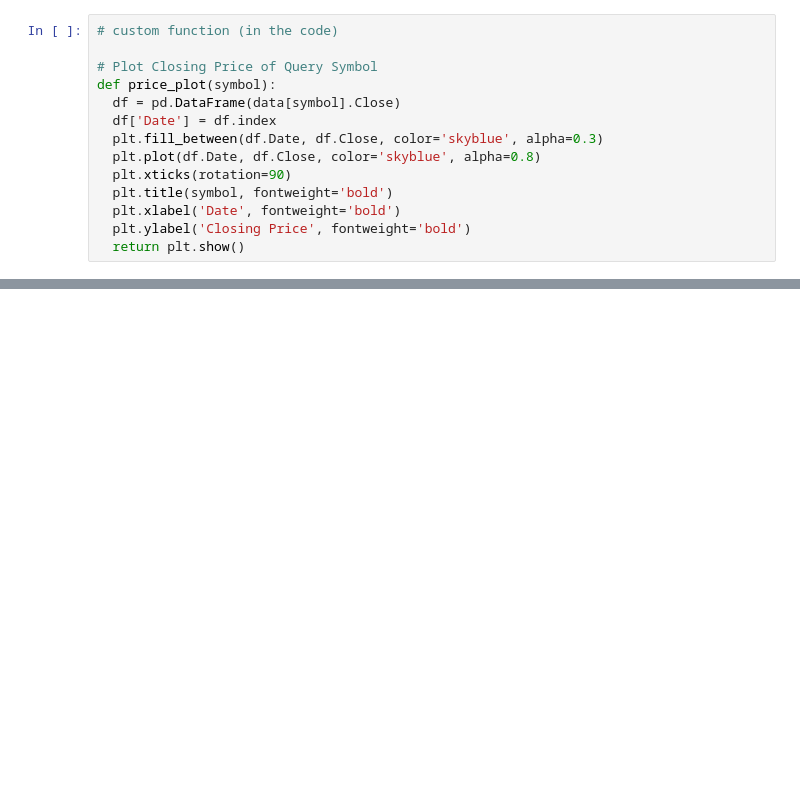
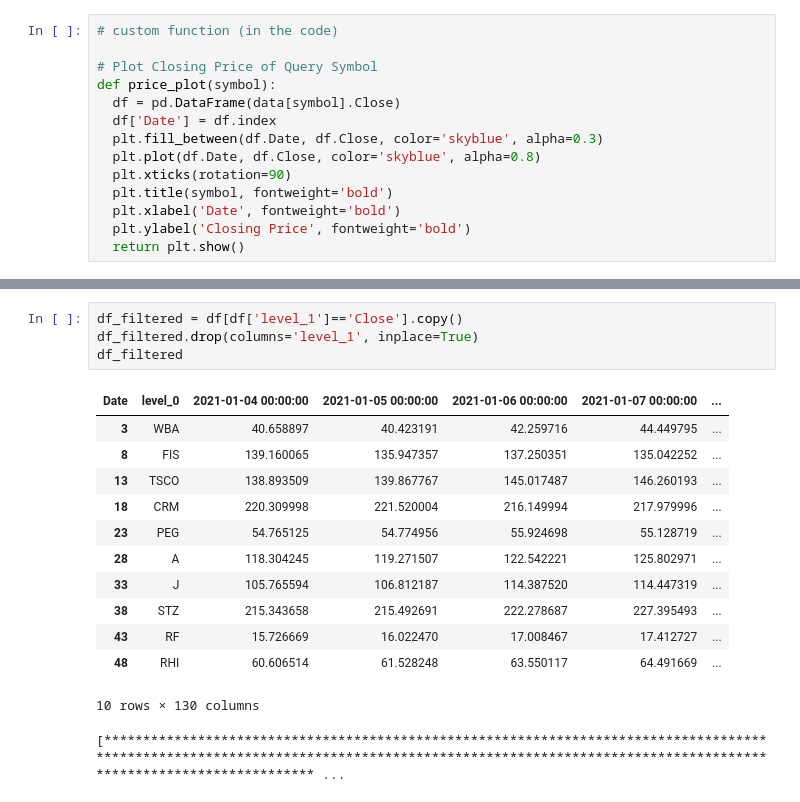
Before and after one commit to BingQuanChua/DataScienceApps, a Jupyter notebook: 04_eda_s&p500_stock_price/web_scraping.ipynb, the cells around one changed output, grey strips where cells are left out. Saved outputs shown, nothing was run; the diff lists cells and outputs as text; blank space fills up the shorter version.

```diff
--- a/04_eda_s&p500_stock_price/web_scraping.ipynb
+++ b/04_eda_s&p500_stock_price/web_scraping.ipynb
@@ -266,0 +328,18 @@ for symbol in list_of_symbols[:10]:
+# %%
+df_filtered = df[df['level_1']=='Close'].copy()
+df_filtered.drop(columns='level_1', inplace=True)
+df_filtered
+# %% [output]
+| Date | level_0 | 2021-01-04 00:00:00 | 2021-01-05 00:00:00 | 2021-01-06 00:00:00 | 2021-01-07 00:00:00 | ... |
+| 3 | WBA | 40.658897 | 40.423191 | 42.259716 | 44.449795 | ... |
+| 8 | FIS | 139.160065 | 135.947357 | 137.250351 | 135.042252 | ... |
+| 13 | TSCO | 138.893509 | 139.867767 | 145.017487 | 146.260193 | ... |
+| 18 | CRM | 220.309998 | 221.520004 | 216.149994 | 217.979996 | ... |
+| 23 | PEG | 54.765125 | 54.774956 | 55.924698 | 55.128719 | ... |
+| 28 | A | 118.304245 | 119.271507 | 122.542221 | 125.802971 | ... |
+| 33 | J | 105.765594 | 106.812187 | 114.387520 | 114.447319 | ... |
+| 38 | STZ | 215.343658 | 215.492691 | 222.278687 | 227.395493 | ... |
+| 43 | RF | 15.726669 | 16.022470 | 17.008467 | 17.412727 | ... |
+| 48 | RHI | 60.606514 | 61.528248 | 63.550117 | 64.491669 | ... |
+10 rows × 130 columns
+[******************************************************************************************************************************************************************************************************* ...
```
Also changed, not shown: parts of 13 cells of this notebook, 9 other files.
